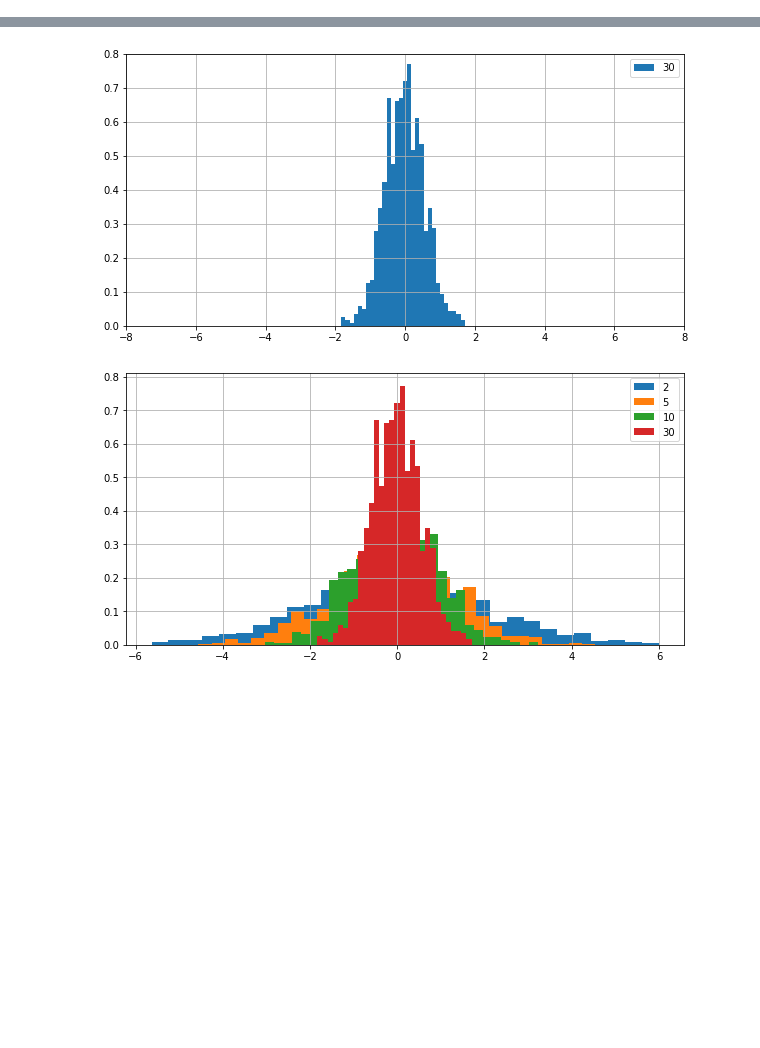
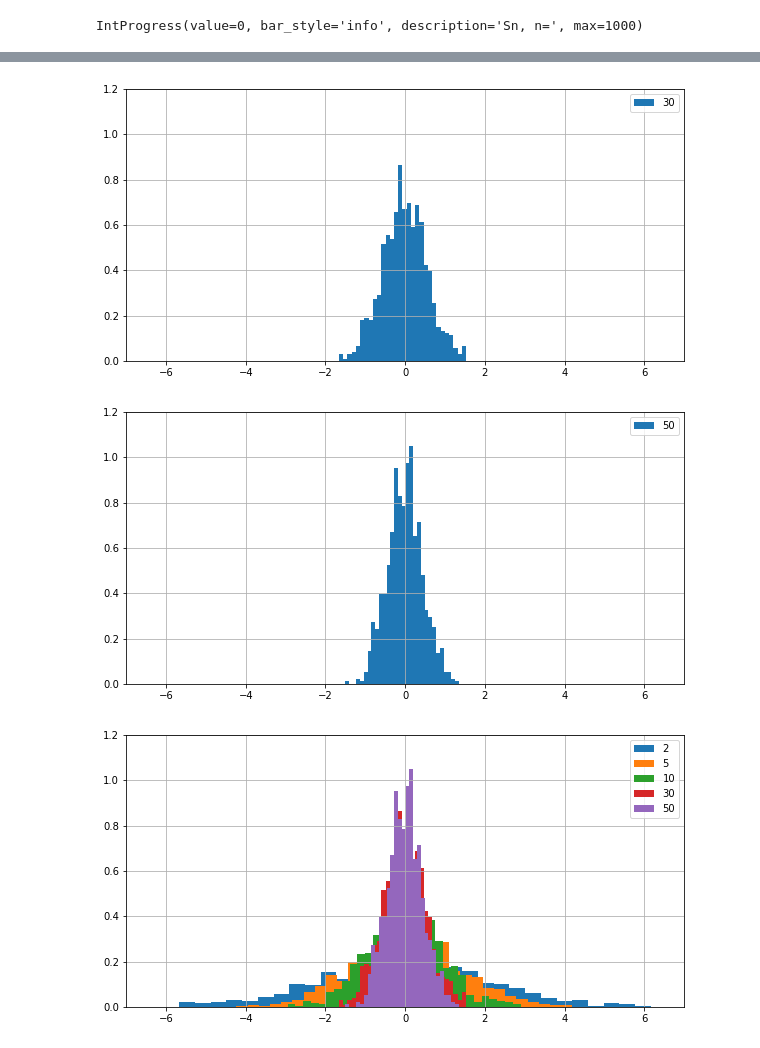
Before and after one commit to MILearning2021/MatForDataScience, a Jupyter notebook: 15_home_ex.ipynb, the cells around one changed output, grey strips where cells are left out. Cells and saved outputs as stored; diff of their text form; code cells hidden in the pictures; blank space fills up the shorter version.

```diff
--- a/15_home_ex.ipynb
+++ b/15_home_ex.ipynb
@@ -8,31 +12,40 @@ import scipy.stats as sts
 #Создайте случайную величину из любого выбранного вами распределения,
 #для разных значений n сгенерируйте 1000 выборок размера n и постройте гистрограммы средних этих выборок.
 
-N = [2, 5, 10, 30]
+N = [2, 5, 10, 30, 50]
 
-S = [0.0] * 4
+S = [0.0] * len(N)
 for i in range(len(S)): S[i] = [0.0] * 1000
+
+progress = IntProgress(min=0, max=1000, value=0, description='Sn, n=', bar_style='info')
+display(progress)
 
 rv = sts.norm(loc=0, scale=3)
 for n in range(len(N)):
+    progress.value = 0
+    progress.description = 'Sn, n=' + str(N[n])
     for i in range(0,1000):
         sample = rv.rvs(size = N[n])
         S[n][i] = sum(sample) / N[n]
+        progress.value =  i + 1
 
 for n in range(len(N)):
     plt.figure(figsize=(10, 5))
     plt.grid(ls='-')
-    plt.xlim(-8,8)
-    plt.ylim(None,0.8)
+    plt.xlim(-7,7)
+    plt.ylim(None,1.2)
     plt.hist(S[n], density=True, bins=30, label=N[n])
     plt.legend()
     plt.show()
 
 plt.figure(figsize=(10, 5))
 plt.grid(ls='-')
+plt.xlim(-7,7)
+plt.ylim(None,1.2)
 for n in range(len(N)):
     plt.hist(S[n], density=True, bins=30, label=N[n])
 
 plt.legend()
 plt.show()
 # %% [output]
+IntProgress(value=0, bar_style='info', description='Sn, n=', max=1000)
@@ -42,2 +55,3 @@ plt.show()
-[figure, old version]
+[figure, new version]
-[figure, old version]
+[figure, new version]
+[figure, added]
```
Also changed, not shown: parts of 2 cells of this notebook, 5 other files.
